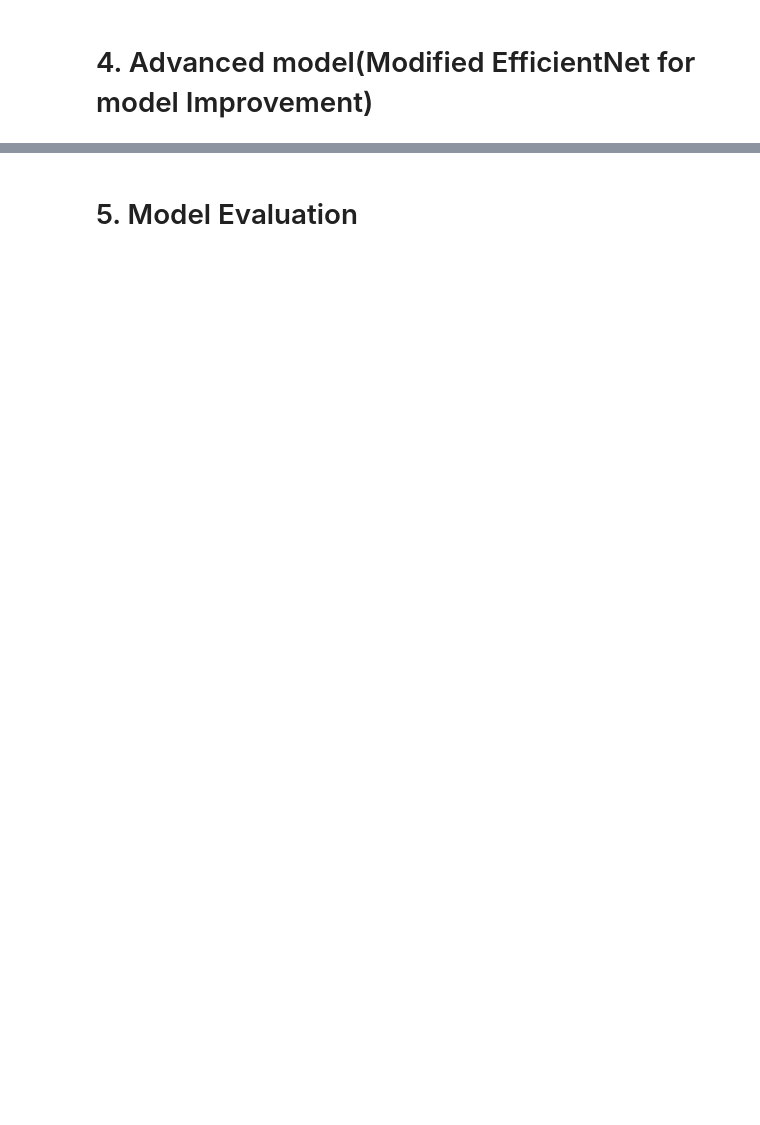
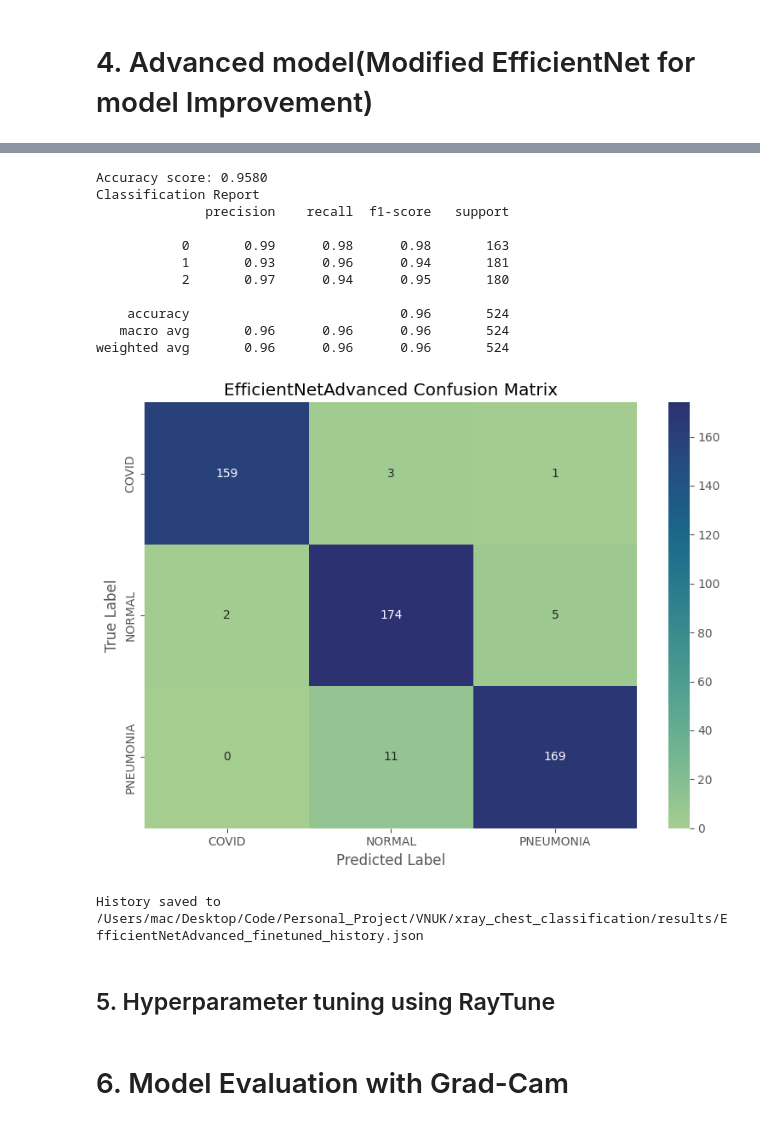
Before and after one commit to DangCongKhai/xray_chest_classification, a Jupyter notebook: main.ipynb, the cells around one changed output, grey strips where cells are left out. Drawn from its saved outputs; the diff is of its cells as text; code cells hidden in the pictures; blank space fills up the shorter version.

```diff
--- a/main.ipynb
+++ b/main.ipynb
@@ -115,2 +408,32 @@ for i in range(9):
+# %%
+save_path = (
+    f"{project_root}/results/{MODEL_NAME}_finetuned_cfm.png"
+)
+performance(model, test_loader, DEVICE, MODEL_NAME, class_names=CLASSES, save_path=save_path)
+# %% [output]
+Accuracy score: 0.9580
+Classification Report
+              precision    recall  f1-score   support
+
+           0       0.99      0.98      0.98       163
+           1       0.93      0.96      0.94       181
+           2       0.97      0.94      0.95       180
+
+    accuracy                           0.96       524
+   macro avg       0.96      0.96      0.96       524
+weighted avg       0.96      0.96      0.96       524
+[figure, added]
+# %%
+history["MODEL_SAVED_PATH"] = model_save_path
+# Save history
+json_path = os.path.join(
+    project_root,
+    f"results/{MODEL_NAME}_finetuned_history.json",
+)
+save_experiment_json(history, json_path)
+# %% [output]
+History saved to /Users/mac/Desktop/Code/Personal_Project/VNUK/xray_chest_classification/results/EfficientNetAdvanced_finetuned_history.json
+# %% [markdown]
+## 5. Hyperparameter tuning using RayTune
 # %% [markdown]
-#  5. Model Evaluation
+# 6. Model Evaluation with Grad-Cam
```
Also changed, not shown: parts of 26 cells of this notebook.
